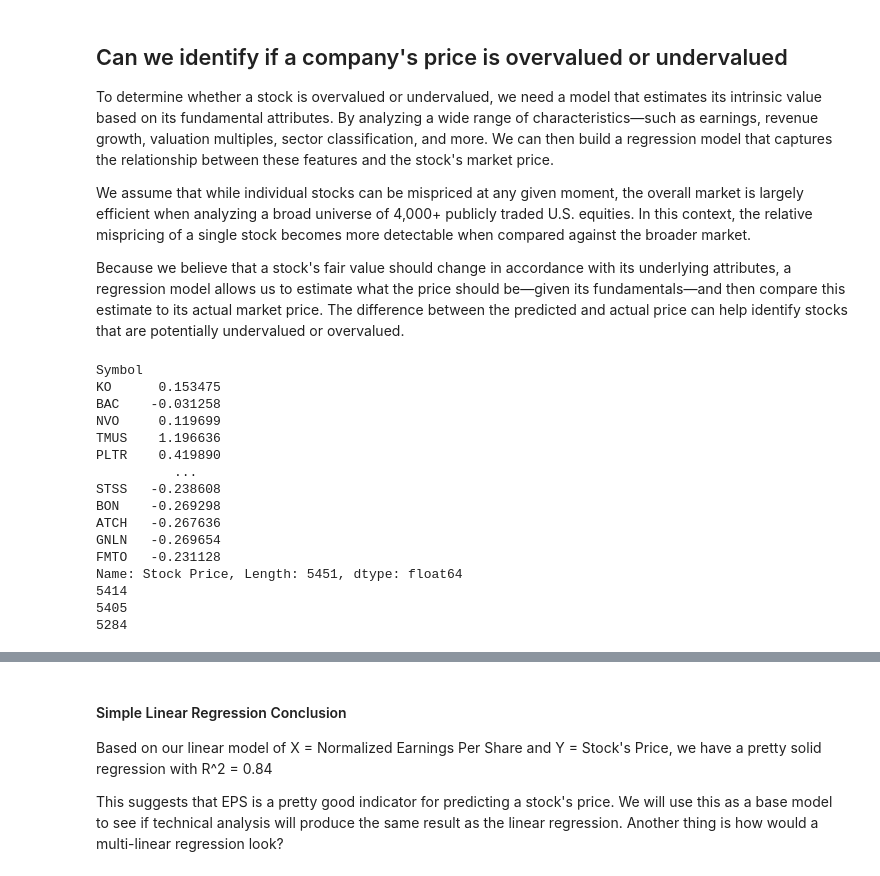
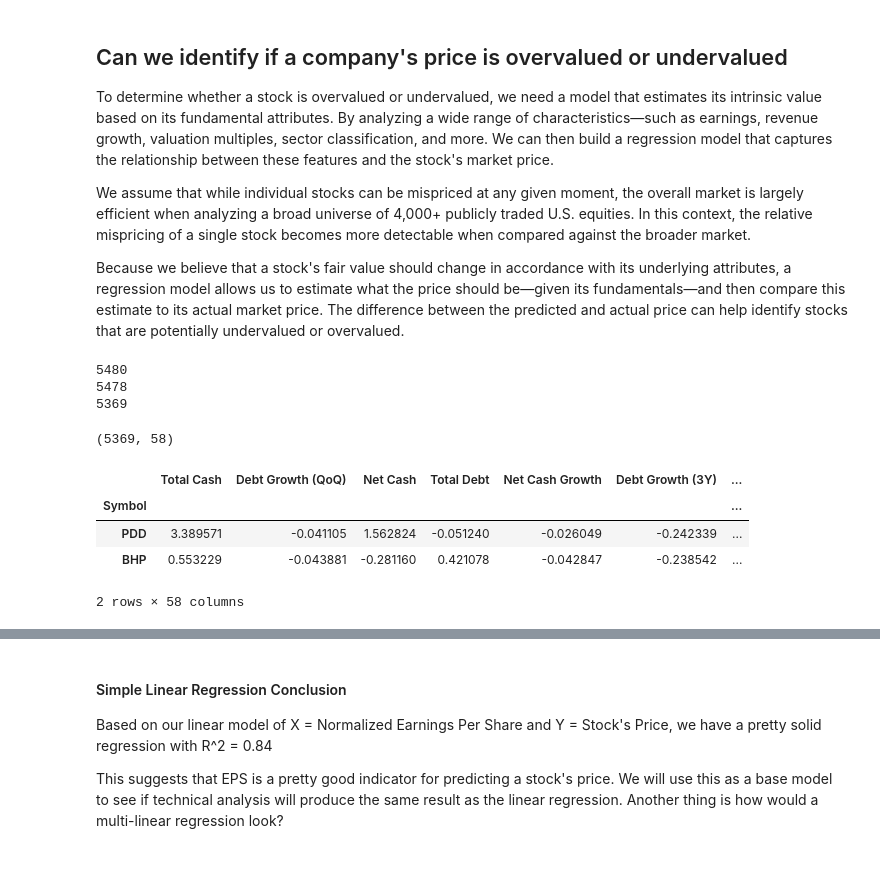
Before and after one commit to VoW314/Analytics-Spring-25, a Jupyter notebook: Team_Project.ipynb, the cells around one changed output, grey strips where cells are left out. Saved outputs shown, nothing was run; the diff lists cells and outputs as text; code cells hidden in the pictures.

```diff
--- a/Team_Project.ipynb
+++ b/Team_Project.ipynb
@@ -229,36 +229,31 @@ from sklearn.model_selection  import train_test_split
 from sklearn.metrics import mean_squared_error
 # %%
 z_scores = (dt["Stock Price"] - dt["Stock Price"].mean()) / dt["Stock Price"].std()
-print(z_scores)
-dt = dt[abs(z_scores) < 3]
-print(len(dt))
+dt = dt[abs(z_scores) < 1]
+print(len(dt[abs(z_scores) < 1]))
 
 z_scores = (dt["EPS"] - dt["EPS"].mean()) / dt["EPS"].std()
-dt = dt[abs(z_scores) < 3]
-print(len(dt))
+dt = dt[abs(z_scores) <1]
+print(len(dt[abs(z_scores) < 1]))
 
 z_scores = (dt["Market Cap"] - dt["Market Cap"].mean()) / dt["Market Cap"].std()
-dt = dt[abs(z_scores) < 3]
-print(len(dt))
+dt = dt[abs(z_scores) < 1]
+print(len(dt[abs(z_scores) < 1]))
+
+dt.shape
 # %% [output]
-Symbol
-KO      0.153475
-BAC    -0.031258
-NVO     0.119699
-TMUS    1.196636
-PLTR    0.419890
-          ...
-STSS   -0.238608
-BON    -0.269298
-ATCH   -0.267636
-GNLN   -0.269654
-FMTO   -0.231128
-Name: Stock Price, Length: 5451, dtype: float64
-5414
-5405
-5284
+5480
+5478
+5369
+(5369, 58)
 # %%
 #Normalize the dt
-dt_cleaned = (dt_cleaned - dt_cleaned.mean())/dt_cleaned.std()
-dt_cleaned.head(2)
+dt = (dt - dt.mean())/dt.std()
+dt.head(2)
+# %% [output]
+|  | Total Cash | Debt Growth (QoQ) | Net Cash | Total Debt | Net Cash Growth | Debt Growth (3Y) | ... |
+| Symbol |  |  |  |  |  |  | ... |
+| PDD | 3.389571 | -0.041105 | 1.562824 | -0.051240 | -0.026049 | -0.242339 | ... |
+| BHP | 0.553229 | -0.043881 | -0.281160 | 0.421078 | -0.042847 | -0.238542 | ... |
+2 rows × 58 columns
 # %%
```
Also changed, not shown: parts of 3 cells of this notebook.
